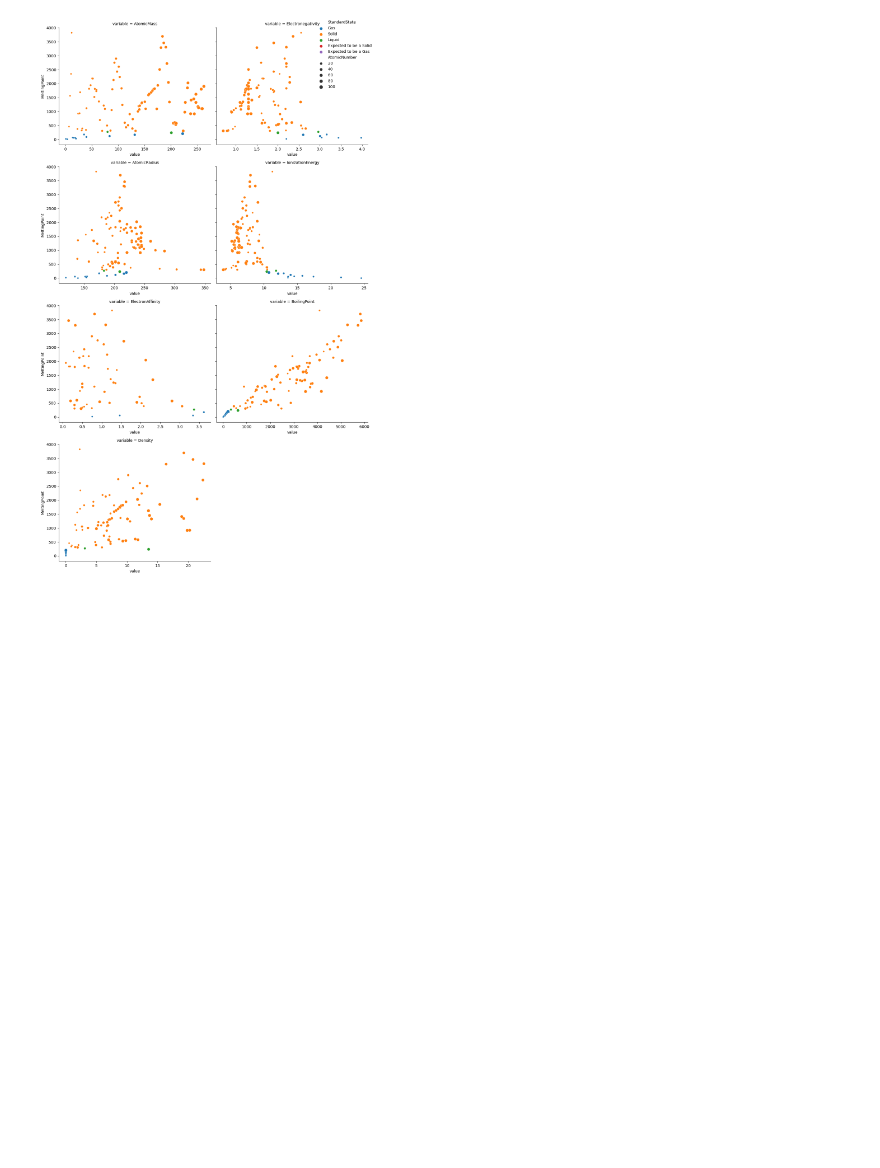
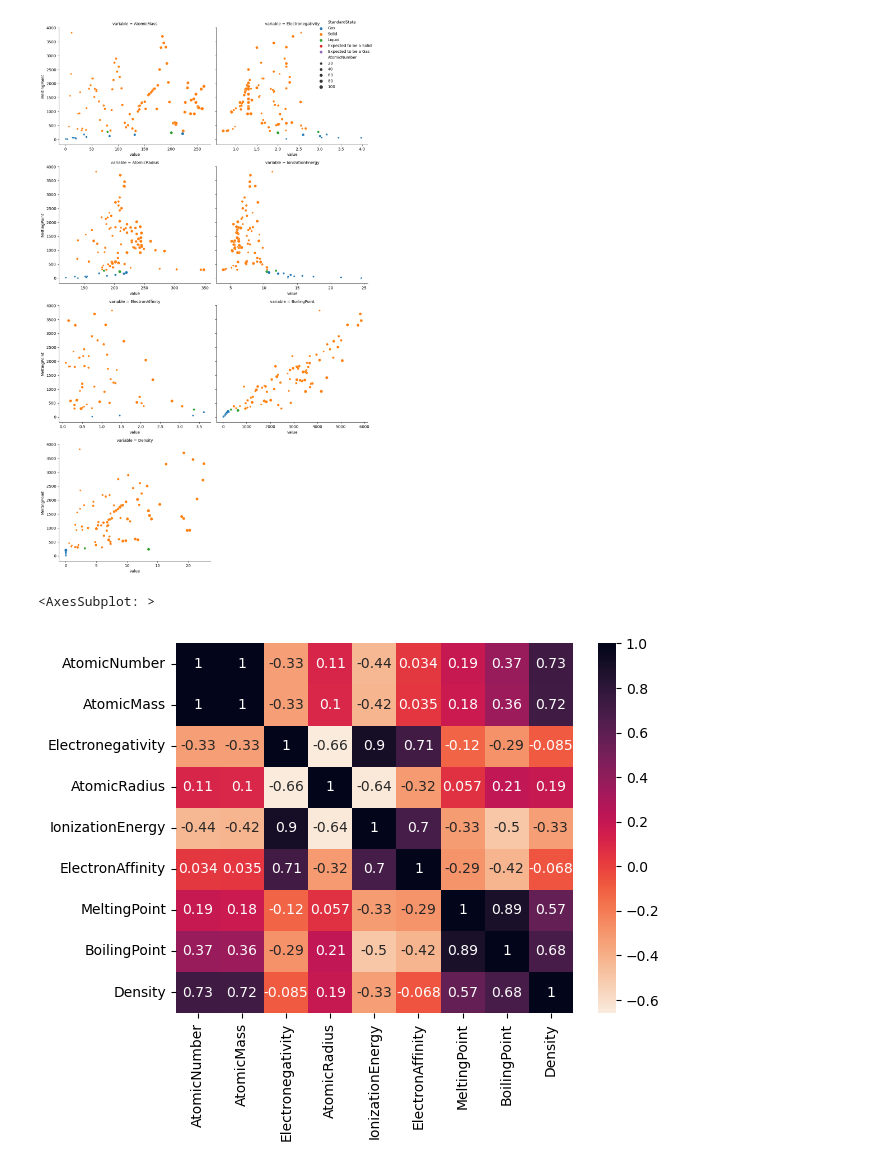
Before and after one commit to janash/escip-filled, a Jupyter notebook: seaborn_intro.ipynb, the cells around one changed output. Cells and saved outputs as stored; diff of their text form; code cells hidden in the pictures; blank space fills up the shorter version.

```diff
--- a/seaborn_intro.ipynb
+++ b/seaborn_intro.ipynb
@@ -85,3 +85,9 @@ sns.move_legend(g, "upper right")
 plt.tight_layout()
 # %% [output]
 [figure]
+# %%
+# Correlation plot - see which columns are correlated.
+sns.heatmap(df.corr(), cmap="rocket_r", annot=True)
+# %% [output]
+<AxesSubplot: >
+[figure, added]
```
Also changed, not shown: parts of 1 cell of this notebook, 2 other files.
